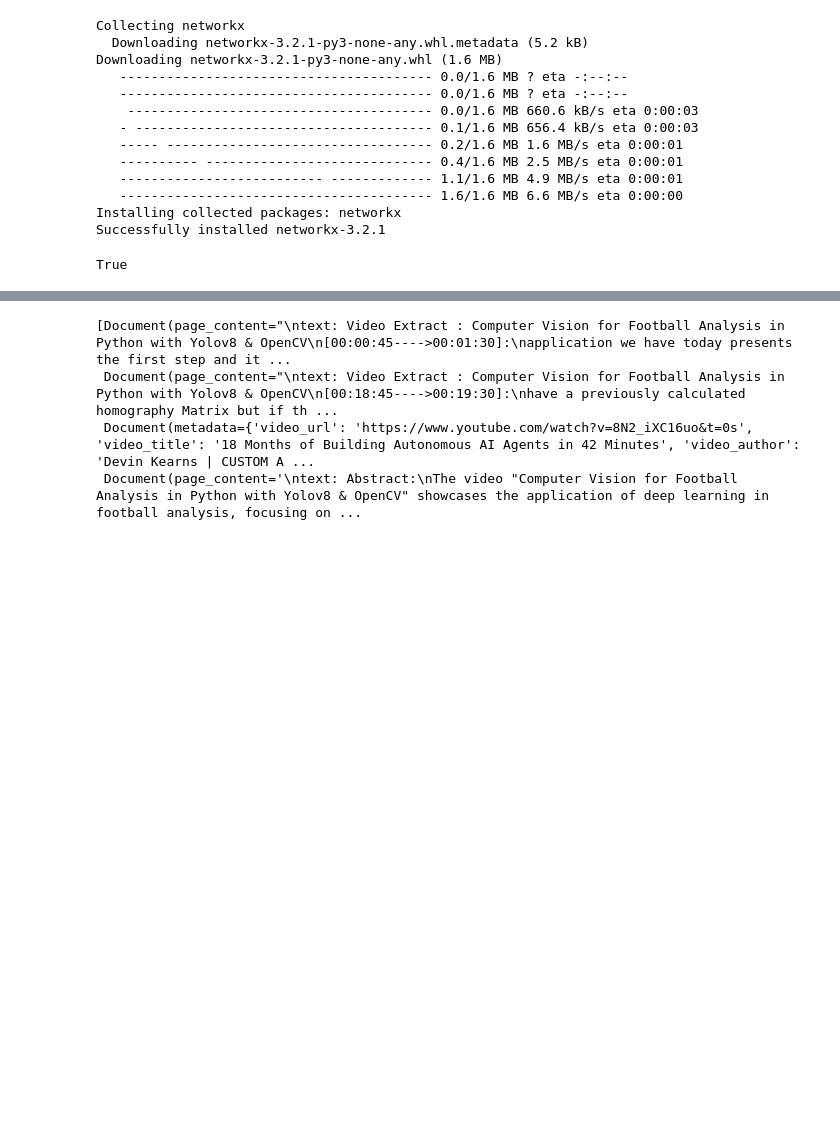
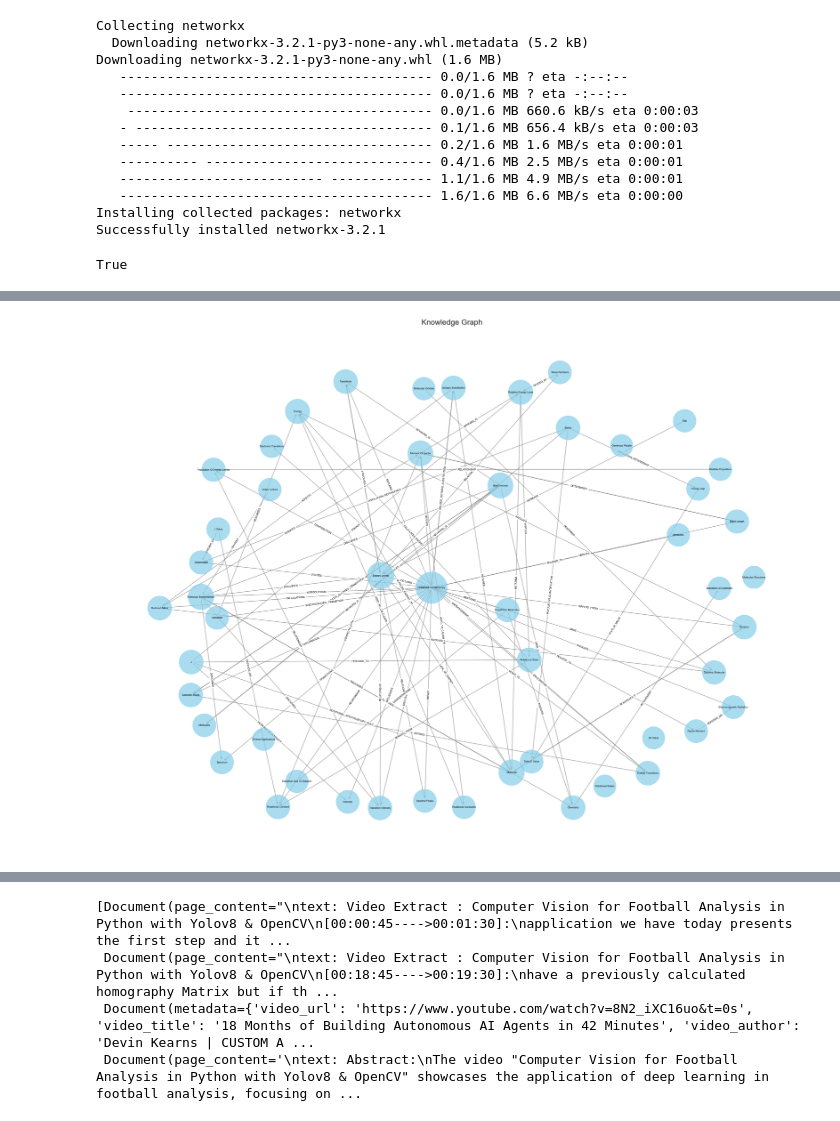
Before and after one commit to jdiego-miyashiro/YT-Video-Analysis-with-LLMs, a Jupyter notebook: Youtube_Summarize.ipynb, the cells around one changed output, grey strips where cells are left out. Saved outputs shown, nothing was run; the diff lists cells and outputs as text; code cells hidden in the pictures; blank space fills up the shorter version.

```diff
--- a/Youtube_Summarize.ipynb
+++ b/Youtube_Summarize.ipynb
@@ -301,2 +281,0 @@ def create_streamlit_graph_elements(graph_documents):
-# %%
-nodes, edges = create_streamlit_graph_elements(graph_documents)
@@ -306,0 +315,4 @@ len(nodes)
+# %%
+
+for node in graph_documents[0].nodes:
+    print(node)
@@ -306,0 +337,4 @@ len(nodes)
+# %%
+
+for relationship in graph_documents[0].relationships:
+    print(relationship)
@@ -306,0 +371,81 @@ len(nodes)
+# %%
+def create_networkx_graph(graph_documents):
+    """
+    Constructs a directed graph from a list of graph documents.
+
+    Parameters:
+    graph_documents (list): List of documents where each document contains nodes and relationships.
+
+    Returns:
+    nx.DiGraph: A directed graph with nodes and edges added from the documents.
+    """
+    G = nx.DiGraph()
+
+    # Add nodes to the graph
+    for doc in graph_documents:
+        for node in doc.nodes:
+            if node.id:  # Use only the id for labels
+                G.add_node(str(node.id), label=node.id)
+
+    # Add edges to the graph
+    for doc in graph_documents:
+        for relationship in doc.relationships:
+            if relationship.source and relationship.target:  # Ensure relationships are valid
+                G.add_edge(str(relationship.source.id), str(relationship.target.id), label=relationship.type)
+
+    return G
+
+def get_top_nodes_by_degree(G, top_n=25):
+    """
+    Gets the top N nodes by degree (sum of in-degree and out-degree).
+
+    Parameters:
+    G (nx.DiGraph): A directed graph.
+    top_n (int): Number of top nodes to return.
+
+    Returns:
+    list: List of top N nodes by degree.
+    """
+    degree_dict = dict(G.degree(G.nodes))
+    sorted_nodes = sorted(degree_dict, key=degree_dict.get, reverse=True)
+    return sorted_nodes[:top_n]
+
+def visualize_networkx_graph(G,top_n=50):
+    """
+    Visualizes a directed graph using Matplotlib.
+
+    Parameters:
+    G (nx.DiGraph): A directed graph to be visualized.
+    """
+    top_nodes = get_top_nodes_by_degree(G,top_n=top_n)
+    subgraph = G.subgraph(top_nodes).copy()
+
+    plt.figure(figsize=(40, 30))  # Increase figure size for better visibility
+
+    # Compute positions for the nodes using the spring layout
+    pos = nx.spring_layout(subgraph, k=1, iterations=25)  # Adjust k value for more natural spacing
+
+    # Define node sizes based on their degree
+    node_sizes = [5000 + 200 * subgraph.degree(node) for node in subgraph.nodes]
+    nx.draw_networkx_nodes(subgraph, pos, node_size=node_sizes, node_color='skyblue', alpha=0.7)
+
+    # Create a dictionary of node labels
+    node_labels = {node: subgraph.nodes[node].get('label', node) for node in subgraph.nodes}
+    nx.draw_networkx_labels(subgraph, pos, labels=node_labels, font_size=8, font_family='sans-serif', font_color='black')
+
+    # Draw edges with specific width and color
+    nx.draw_networkx_edges(subgraph, pos, edgelist=subgraph.edges(), width=2, edge_color='gray', alpha=0.6)
+
+    # Create a dictionary of edge labels
+    edge_labels = nx.get_edge_attributes(subgraph, 'label')
+    nx.draw_networkx_edge_labels(subgraph, pos, edge_labels=edge_labels, font_size=8, font_family='sans-serif')
+
+    plt.title("Knowledge Graph", fontsize=24)
+    plt.axis('off')  # Hide axis
+    plt.show()
+
+# Example usage
+G = create_networkx_graph(graph_documents)
+visualize_networkx_graph(G)
+# %% [output]
+[figure, added]
```
Also changed, not shown: parts of 51 cells of this notebook, 2 other files.
